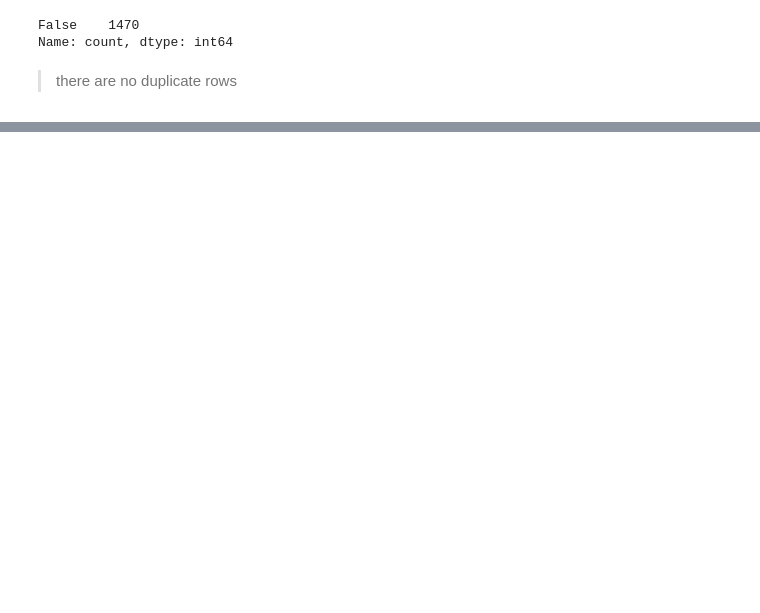
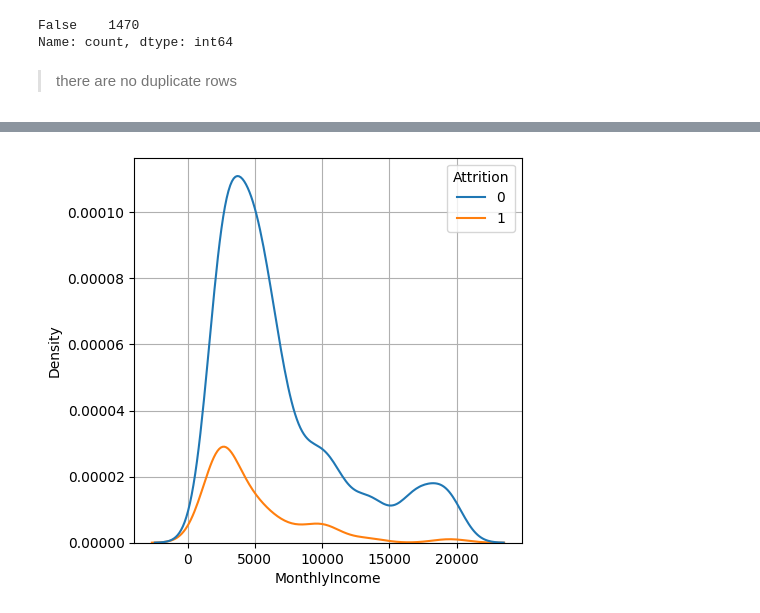
Before and after one commit to ABHISHEK-K-M-775/Employee-Attrition-Prediction, a Jupyter notebook: notebook/analysis.ipynb, the cells around one changed output, grey strips where cells are left out. Cells and saved outputs as stored; diff of their text form; code cells hidden in the pictures; blank space fills up the shorter version.

```diff
--- a/notebook/analysis.ipynb
+++ b/notebook/analysis.ipynb
@@ -120,0 +241,7 @@ Name: count, dtype: int64
+# %%
+plt.figure(figsize=(5,5))
+sns.kdeplot(x='MonthlyIncome',data=df,hue='Attrition')
+plt.grid()
+plt.show()
+# %% [output]
+[figure, added]
```
Also changed, not shown: parts of 32 cells of this notebook.
